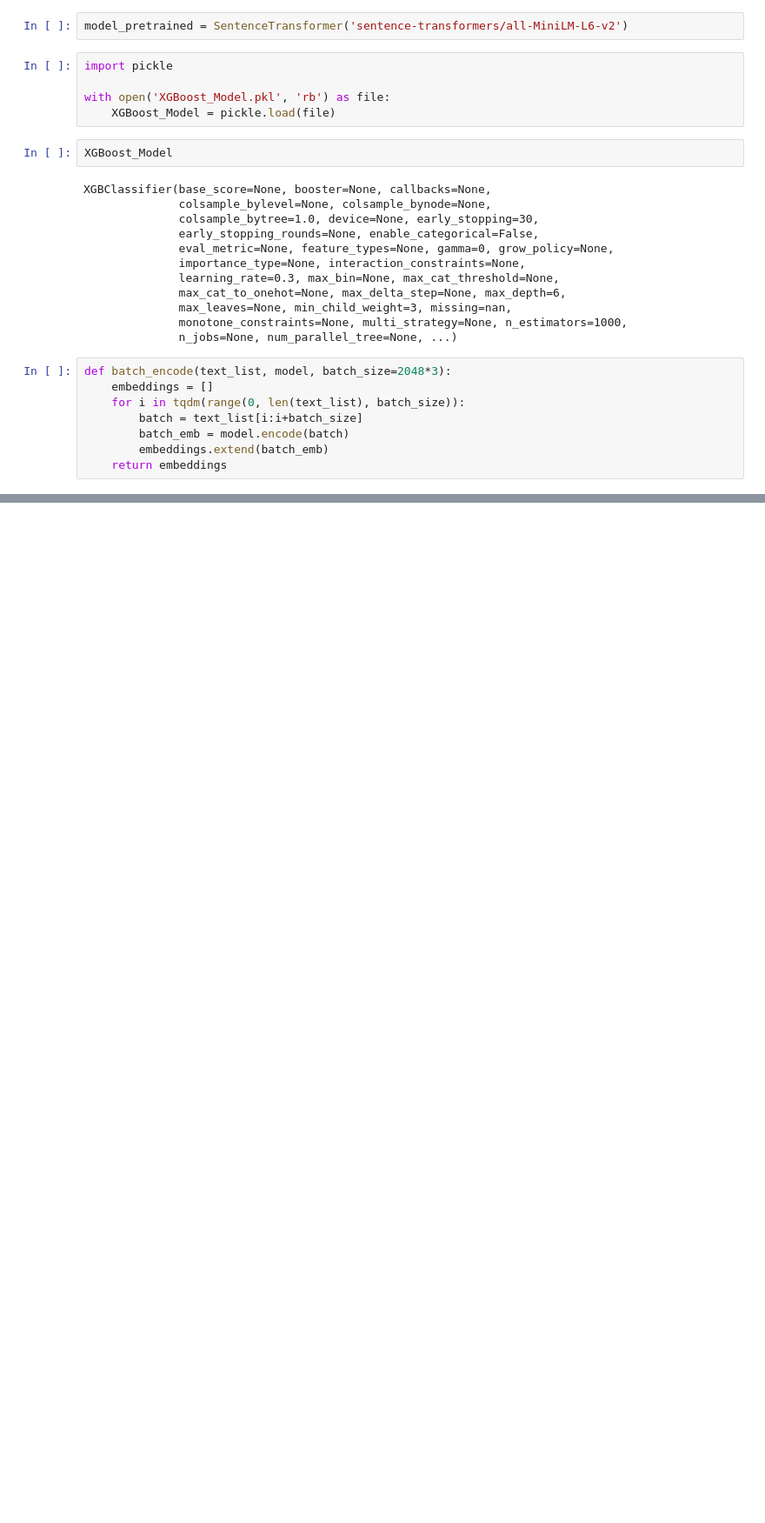
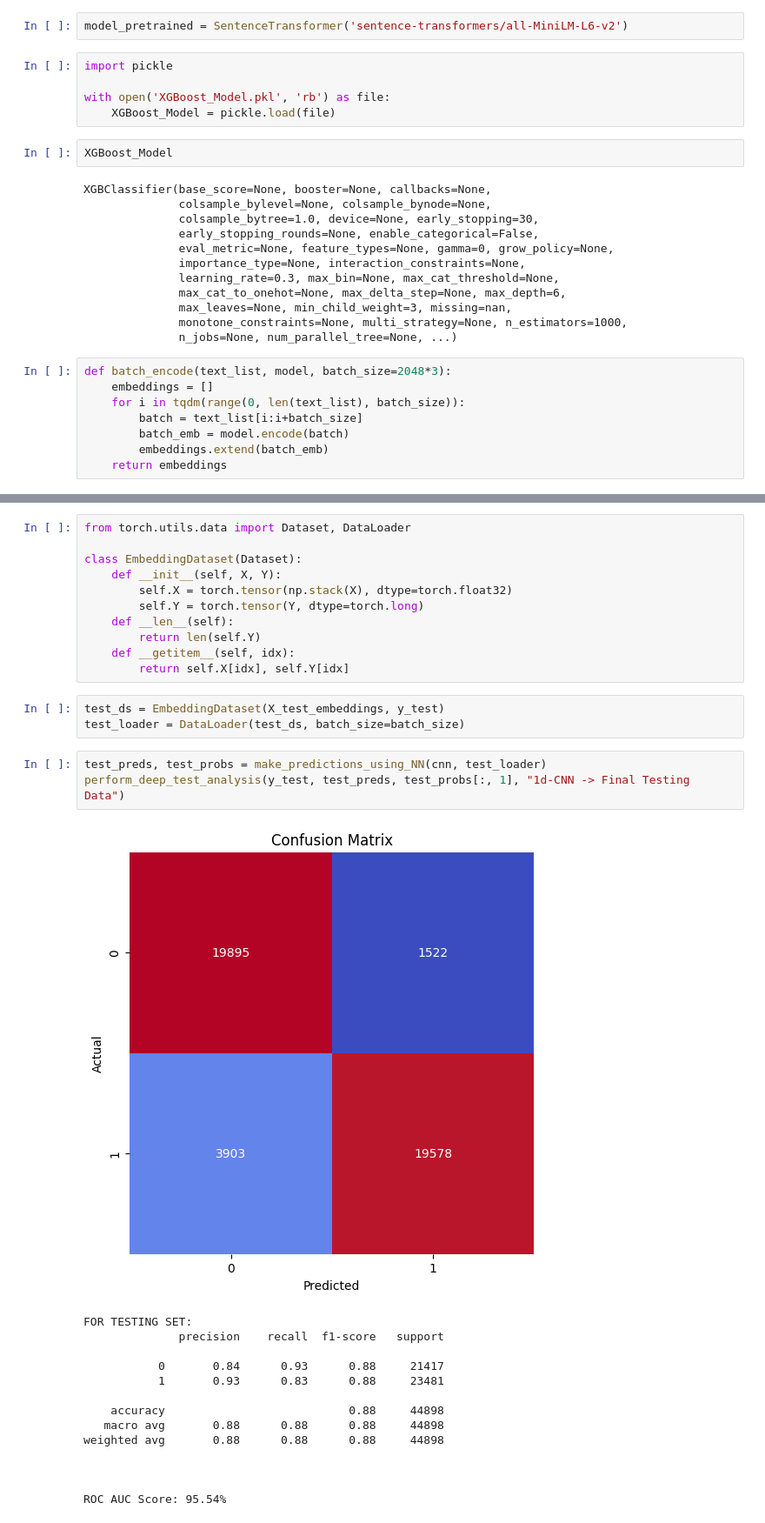
Before and after one commit to SujanNeupane42/data606_capstone_teamC, a Jupyter notebook: notebooks/Evaluating_on_FinalTestingData.ipynb, the cells around one changed output, grey strips where cells are left out. Shown at 87% size. Cells and saved outputs as stored; diff of their text form; blank space fills up the shorter version.

```diff
--- a/notebooks/Evaluating_on_FinalTestingData.ipynb
+++ b/notebooks/Evaluating_on_FinalTestingData.ipynb
@@ -298,0 +361,32 @@ ROC AUC Score: 96.21%
+# %%
+from torch.utils.data import Dataset, DataLoader
+
+class EmbeddingDataset(Dataset):
+    def __init__(self, X, Y):
+        self.X = torch.tensor(np.stack(X), dtype=torch.float32)
+        self.Y = torch.tensor(Y, dtype=torch.long)
+    def __len__(self):
+        return len(self.Y)
+    def __getitem__(self, idx):
+        return self.X[idx], self.Y[idx]
+# %%
+test_ds = EmbeddingDataset(X_test_embeddings, y_test)
+test_loader = DataLoader(test_ds, batch_size=batch_size)
+# %%
+test_preds, test_probs = make_predictions_using_NN(cnn, test_loader)
+perform_deep_test_analysis(y_test, test_preds, test_probs[:, 1], "1d-CNN -> Final Testing Data")
+# %% [output]
+[figure, added]
+FOR TESTING SET:
+              precision    recall  f1-score   support
+
+           0       0.84      0.93      0.88     21417
+           1       0.93      0.83      0.88     23481
+
+    accuracy                           0.88     44898
+   macro avg       0.88      0.88      0.88     44898
+weighted avg       0.88      0.88      0.88     44898
+
+
+
+ROC AUC Score: 95.54%
```
Also changed, not shown: parts of 37 cells of this notebook, 4 other files.
